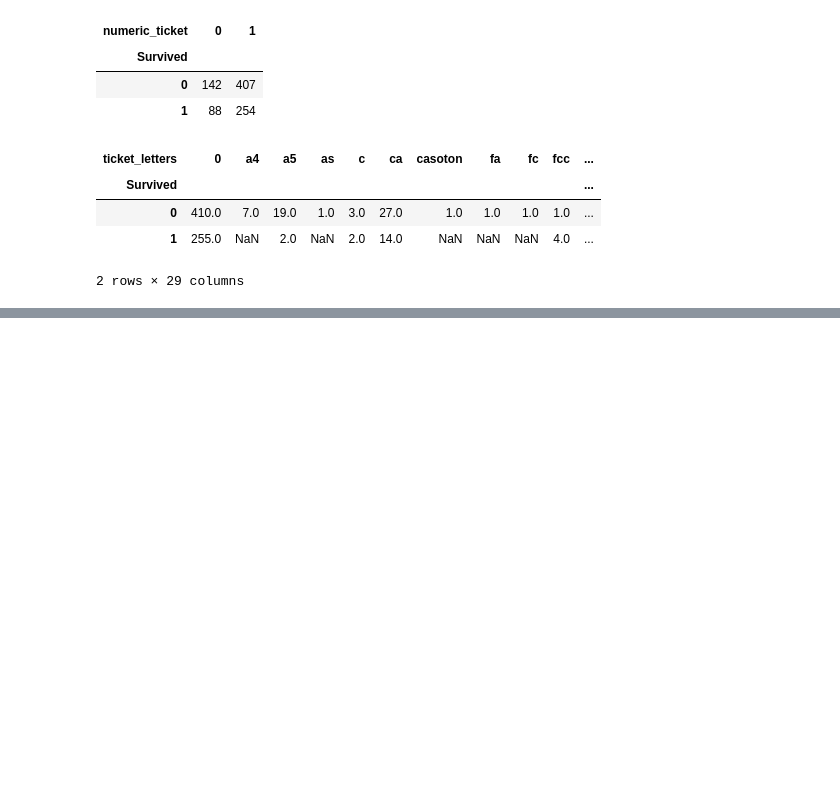
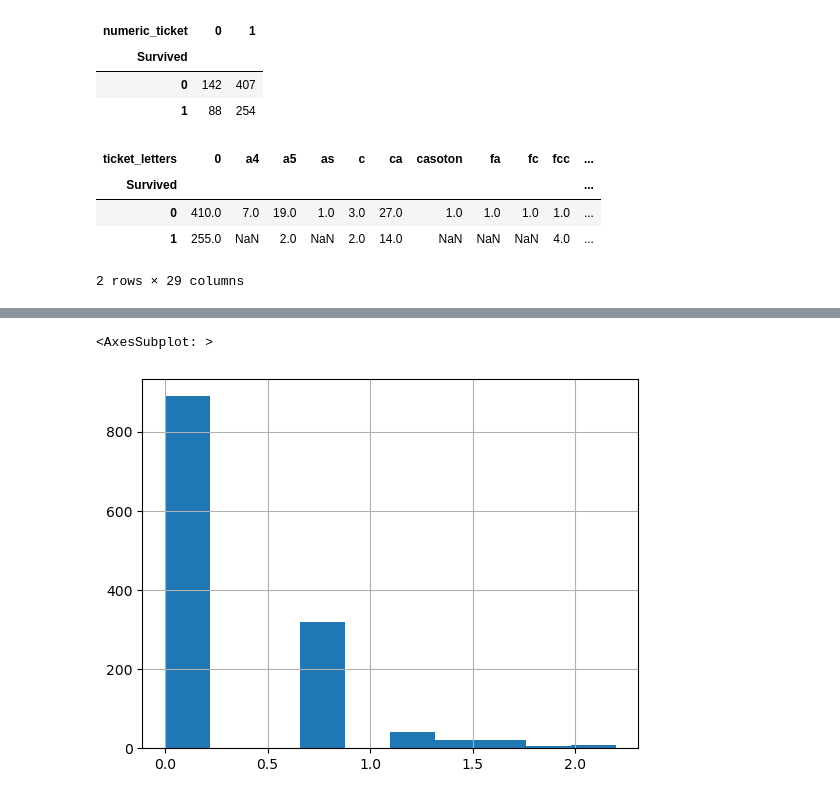
Before and after one commit to FerPicado/Machine-Learning-Bootcamp, a Jupyter notebook: Scikit Learn/titanic-disaster/main.ipynb, the cells around one changed output, grey strips where cells are left out. Saved outputs shown, nothing was run; the diff lists cells and outputs as text; code cells hidden in the pictures; blank space fills up the shorter version.

```diff
--- a/Scikit Learn/titanic-disaster/main.ipynb
+++ b/Scikit Learn/titanic-disaster/main.ipynb
@@ -306,3 +324,8 @@ pd.pivot_table(training,
 | 0 | 410.0 | 7.0 | 19.0 | 1.0 | 3.0 | 27.0 | 1.0 | 1.0 | 1.0 | 1.0 | ... |
 | 1 | 255.0 | NaN | 2.0 | NaN | 2.0 | 14.0 | NaN | NaN | NaN | 4.0 | ... |
 2 rows × 29 columns
+# %%
+#feature engineering on person's title
+print(training.Name.head(15))
+training['name_title'] = training.Name.apply(lambda x: x.split(',')[1].split('.')[0].strip())
+#mr., ms., master. etc
@@ -308,0 +404,13 @@ pd.pivot_table(training,
+# %%
+#create all categorical variables that we did above for both training and test sets
+all_data['cabin_multiple'] = all_data.Cabin.apply(lambda x: 0 if pd.isna(x) else len(x.split(' ')))
+all_data['cabin_adv'] = all_data.Cabin.apply(lambda x: str(x)[0])
+all_data['numeric_ticket'] = all_data.Ticket.apply(lambda x: 1 if x.isnumeric() else 0)
+all_data['ticket_letters'] = all_data.Ticket.apply(lambda x: ''.join(x.split(' ')[:-1]).replace('.','').replace('/','').lower() if len(x.split(' ')[:-1]) >0 else 0)
+all_data['name_title'] = all_data.Name.apply(lambda x: x.split(',')[1].split('.')[0].strip())
+# %%
+#impute nulls for continuous data
+#all_data.Age = all_data.Age.fillna(training.Age.mean())
+all_data.Age = all_data.Age.fillna(training.Age.median())
+#all_data.Fare = all_data.Fare.fillna(training.Fare.mean())
+all_data.Fare = all_data.Fare.fillna(training.Fare.median())
@@ -308,0 +437,10 @@ pd.pivot_table(training,
+# %%
+#drop null 'embarked' rows. Only 2 instances of this in training and 0 in test
+all_data.dropna(subset=['Embarked'],inplace = True)
+# %%
+#tried log norm of sibsp (not used)
+all_data['norm_sibsp'] = np.log(all_data.SibSp+1)
+all_data['norm_sibsp'].hist()
+# %% [output]
+<AxesSubplot: >
+[figure, added]
```
Also changed, not shown: parts of 17 cells of this notebook.
